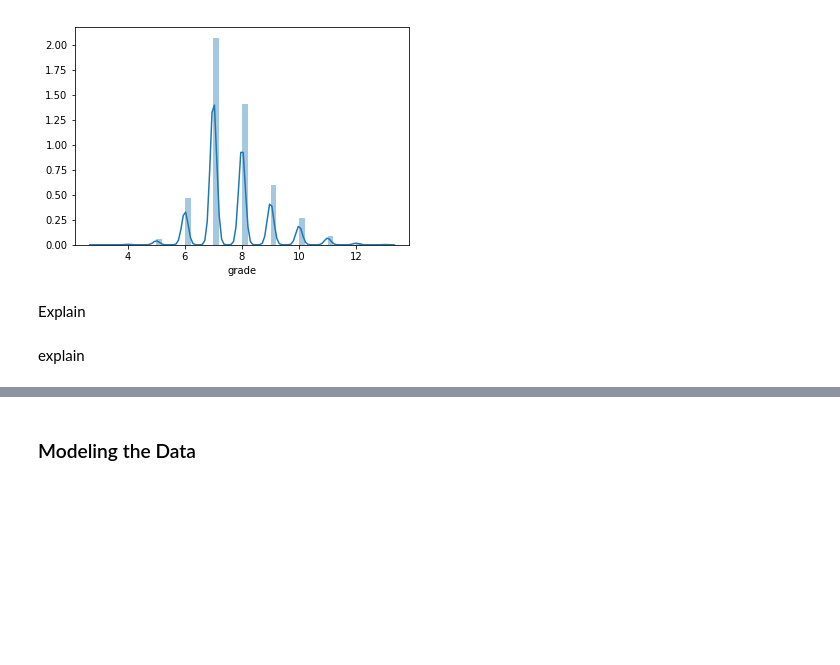
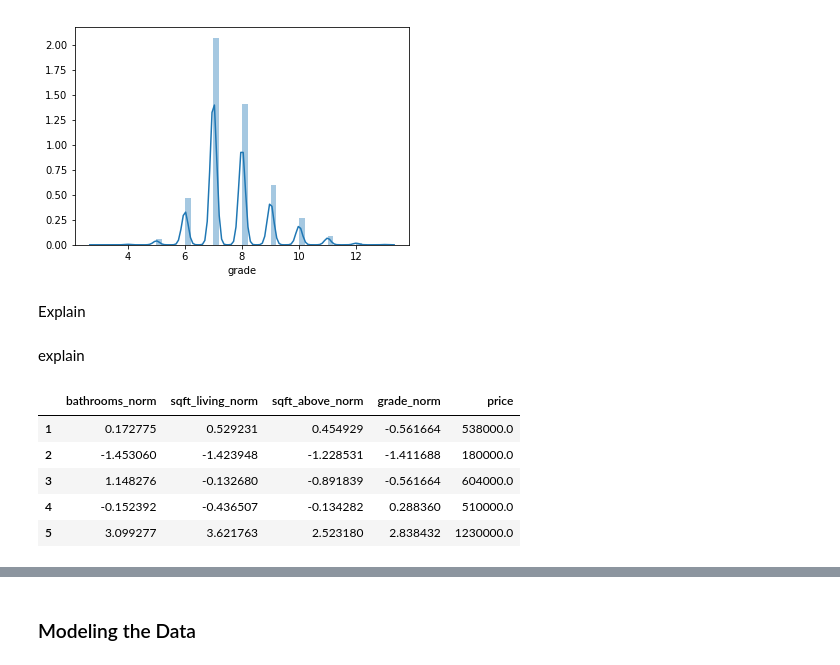
Before and after one commit to SarabiEventide/dsc-1-final-project-online-ds-sp-000, a Jupyter notebook: student_finalized.ipynb, the cells around one changed output, grey strips where cells are left out. Drawn from its saved outputs; the diff is of its cells as text; code cells hidden in the pictures; blank space fills up the shorter version.

```diff
--- a/student_finalized.ipynb
+++ b/student_finalized.ipynb
@@ -548,11 +548,20 @@ Explain
 # %%
 # normalizing and scaling the values and saving them to a new DataFrame
 df_normal = pd.DataFrame([])
-df_normal['bathrooms'] = (df.bathrooms - df.bathrooms.mean()) / df.bathrooms.std()
-df_normal['sqft_living'] = (df.sqft_living - df.sqft_living.mean()) / df.sqft_living.std()
-df_normal['sqft_above'] = (df.sqft_above - df.sqft_above.mean()) / df.sqft_above.std()
-df_normal['grade'] = (df.grade - df.grade.mean()) / df.grade.std()
+df_normal['bathrooms_norm'] = (df.bathrooms - df.bathrooms.mean()) / df.bathrooms.std()
+df_normal['sqft_living_norm'] = (df.sqft_living - df.sqft_living.mean()) / df.sqft_living.std()
+df_normal['sqft_above_norm'] = (df.sqft_above - df.sqft_above.mean()) / df.sqft_above.std()
+df_normal['grade_norm'] = (df.grade - df.grade.mean()) / df.grade.std()
 # %%
 df_normal['price']= df['price']
 # %% [markdown]
 explain
+# %%
+df_normal.head()
+# %% [output]
+|  | bathrooms_norm | sqft_living_norm | sqft_above_norm | grade_norm | price |
+| 1 | 0.172775 | 0.529231 | 0.454929 | -0.561664 | 538000.0 |
+| 2 | -1.453060 | -1.423948 | -1.228531 | -1.411688 | 180000.0 |
+| 3 | 1.148276 | -0.132680 | -0.891839 | -0.561664 | 604000.0 |
+| 4 | -0.152392 | -0.436507 | -0.134282 | 0.288360 | 510000.0 |
+| 5 | 3.099277 | 3.621763 | 2.523180 | 2.838432 | 1230000.0 |
```
Also changed, not shown: parts of 13 cells of this notebook.
